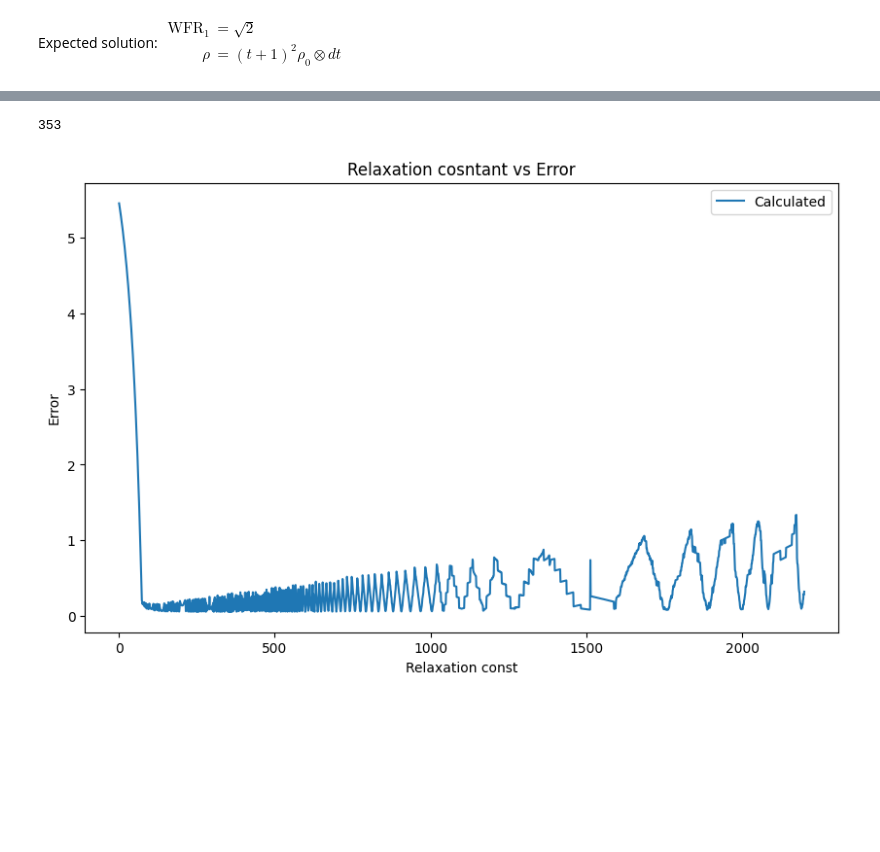
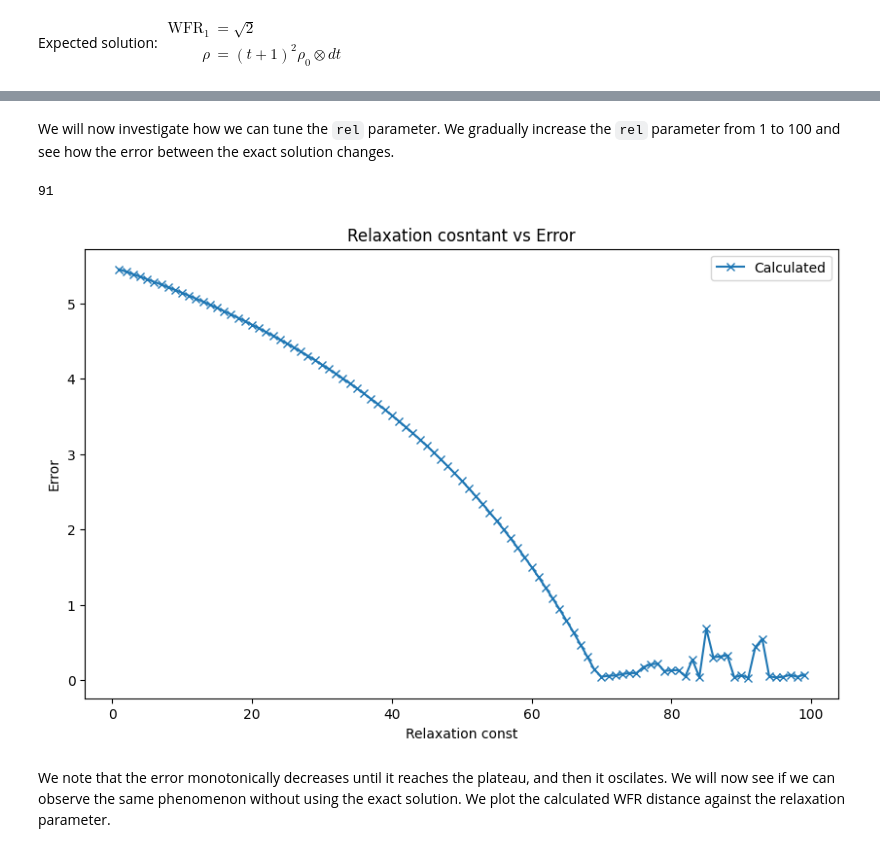
Before and after one commit to mao1756/pdot, a Jupyter notebook: exploratory/wfr_unconstrained_test.ipynb, the cells around one changed output, grey strips where cells are left out. Cells and saved outputs as stored; diff of their text form; code cells hidden in the pictures; blank space fills up the shorter version.

```diff
--- a/exploratory/wfr_unconstrained_test.ipynb
+++ b/exploratory/wfr_unconstrained_test.ipynb
@@ -47,0 +54,30 @@ WFR distance: tensor(1.4566)
+# %%
+T = 10
+N = 10
+p1 = np.ones(N)
+p2 = 4*p1
+
+wfr, p, v, z = dynamic_wfr_relaxed_grid_scipy(p1,
+                                              p2,
+                                              delta=1,
+                                              rel=70,
+                                              T=T)
+
+print('WFR distance:', wfr)
+
+# Convert the tensor to a NumPy array
+
+# Create the spatial grid
+t = np.linspace(0, 1, T+1)  # Spatial points
+
+# Plotting
+plt.figure(figsize=(10, 6))
+
+plt.plot(t, p[:, 0], label = 'Calculated')
+plt.plot(t, (t+1)**2, label = 'Exact')
+
+plt.xlabel('Time (t)')
+plt.ylabel('The value of the uniform distribution')
+plt.title('LBFGS (Scipy w/ Autograd): Solutions at Each Time Step')
+plt.legend()
+plt.show()
@@ -48,35 +87,39 @@ WFR distance: tensor(1.4566)
+# %% [markdown]
+We will now investigate how we can tune the `rel` parameter. We gradually increase the `rel` parameter from 1 to 100 and see how the error between the exact solution changes.
 # %%
 T = 10
 N = 10
-p1 = torch.ones(N)
+p1 = np.ones(N)
 p2 = 4*p1
 
-rels = np.arange(1,2200, 1)
+rels = np.arange(1,100, 1)
 error = []
 
 t = np.linspace(0, 1, T+1)
 exact = (t+1)**2
 
 for rel in rels:
-    wfr, p, v, z = dynamic_wfr_relaxed_grid(p1, p2, delta=1, rel=rel, T=T, lr=1e-3)
+    wfr, p, v, z = dynamic_wfr_relaxed_grid_scipy(p1, p2, delta=1, rel=rel, T=T)
     error.append(np.linalg.norm(p[:, 0]-exact))
 
 min_ind = np.argmin(error)
 print(rels[min_ind])
 
 # Plotting
 plt.figure(figsize=(10, 6))
 
-plt.plot(rels, error, label = 'Calculated')
+plt.plot(rels, error, label = 'Calculated', marker='x')
 
 plt.xlabel('Relaxation const')
 plt.ylabel('Error')
 plt.title('Relaxation cosntant vs Error')
 plt.legend()
 plt.show()
 # %% [output]
-353
+91
-[figure, old version]
+[figure, new version]
+# %% [markdown]
+We note that the error monotonically decreases until it reaches the plateau, and then it oscilates. We will now see if we can observe the same phenomenon without using the exact solution. We plot the calculated WFR distance against the relaxation parameter.
 # %%
 T = 10
 N = 10
```
Also changed, not shown: parts of 14 cells of this notebook, 2 other files.
